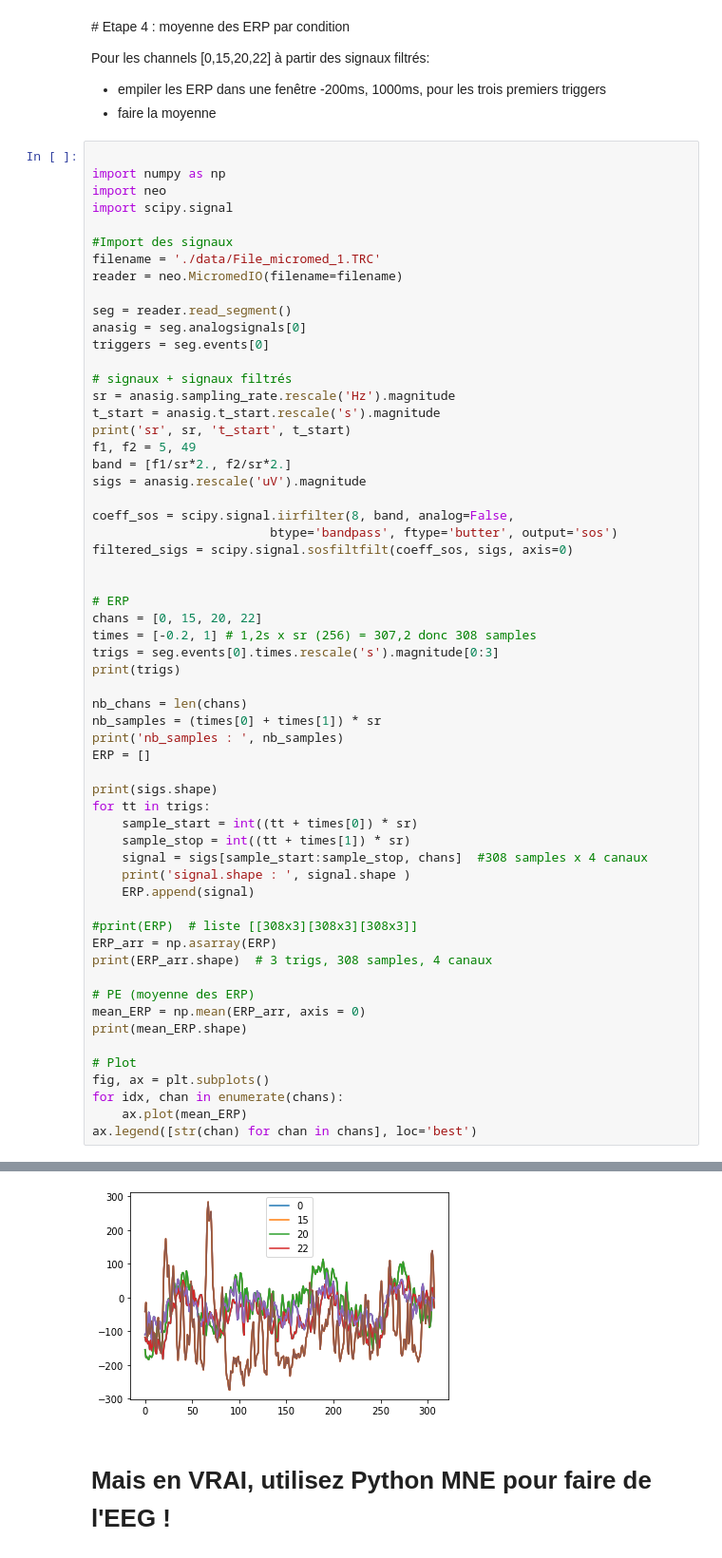
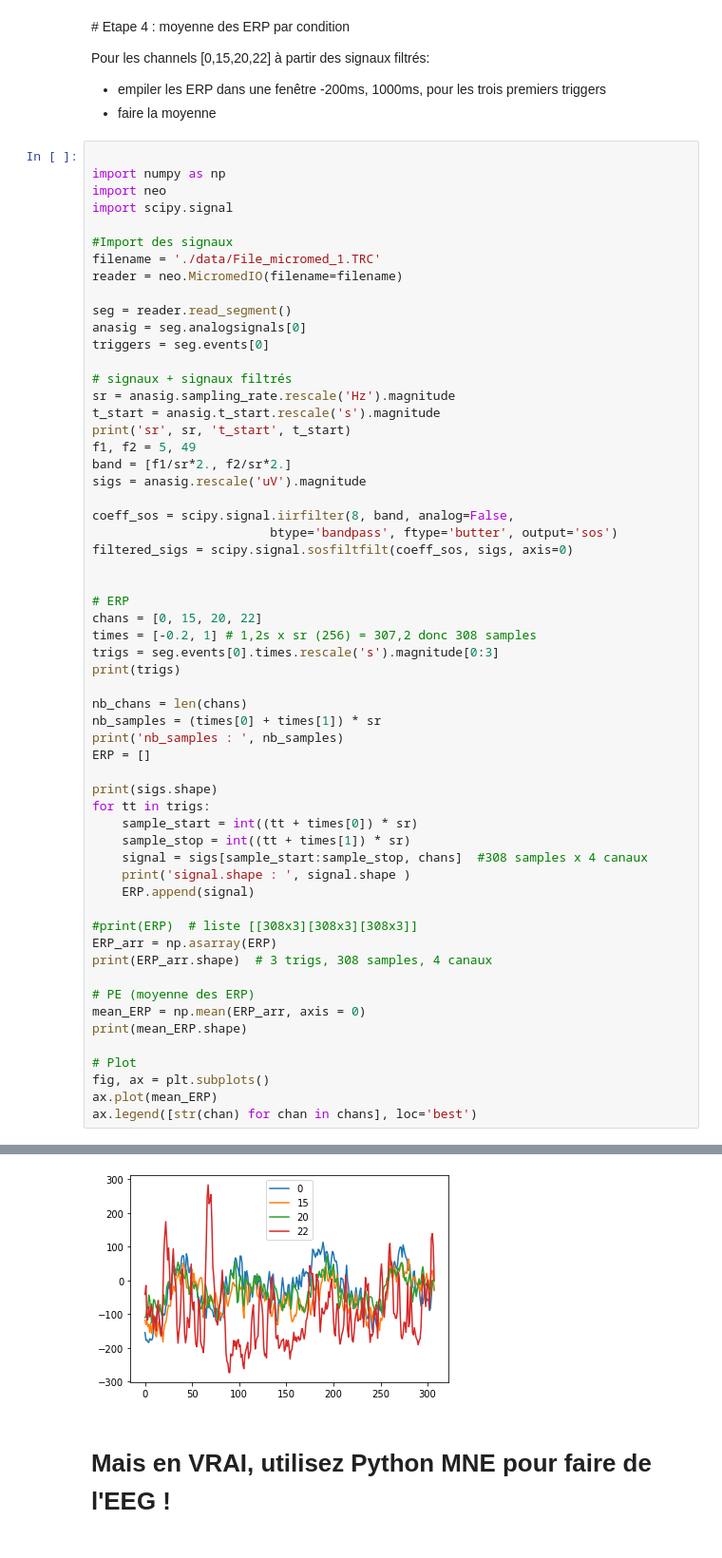
Before and after one commit to crnl-lab/Formation_2024_CorneyllieGarcia_Python_CalculScientifique, a Jupyter notebook: notebooks/exercice_eeg.ipynb, the cells around one changed output, grey strips where cells are left out. Shown at 95% size. Saved outputs shown, nothing was run; the diff lists cells and outputs as text.

```diff
--- a/notebooks/exercice_eeg.ipynb
+++ b/notebooks/exercice_eeg.ipynb
@@ -307,36 +309,35 @@ ERP = []
 print(sigs.shape)
 for tt in trigs:
     sample_start = int((tt + times[0]) * sr)
     sample_stop = int((tt + times[1]) * sr)
     signal = sigs[sample_start:sample_stop, chans]  #308 samples x 4 canaux
     print('signal.shape : ', signal.shape )
     ERP.append(signal)
 
 #print(ERP)  # liste [[308x3][308x3][308x3]]
 ERP_arr = np.asarray(ERP)
 print(ERP_arr.shape)  # 3 trigs, 308 samples, 4 canaux
 
 # PE (moyenne des ERP)
 mean_ERP = np.mean(ERP_arr, axis = 0)
 print(mean_ERP.shape)
 
 # Plot
 fig, ax = plt.subplots()
-for idx, chan in enumerate(chans):
-    ax.plot(mean_ERP)
+ax.plot(mean_ERP)
 ax.legend([str(chan) for chan in chans], loc='best')
 # %% [output]
 sr 256.0 t_start 0.0
 [0.203125   1.12890625 2.02734375]
 nb_samples :  204.8
 (1000, 64)
 signal.shape :  (308, 4)
 signal.shape :  (308, 4)
 signal.shape :  (308, 4)
 (3, 308, 4)
 (308, 4)
 <matplotlib.legend.Legend at 0x...>
-[figure, old version]
+[figure, new version]
 # %% [markdown]
 # Mais en VRAI, utilisez Python MNE pour faire de l'EEG !
 # %% [markdown]
```
Also changed, not shown: parts of 1 cell of this notebook, 3 other files.
